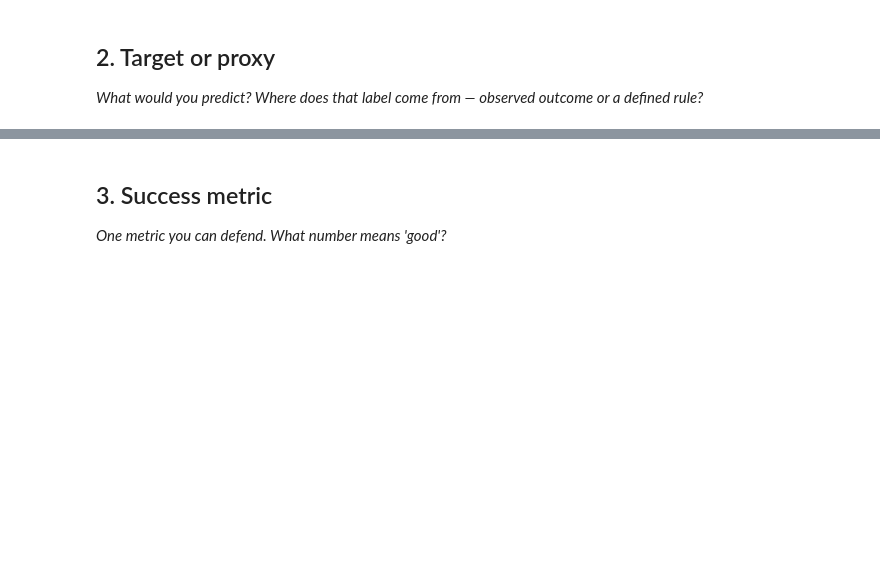
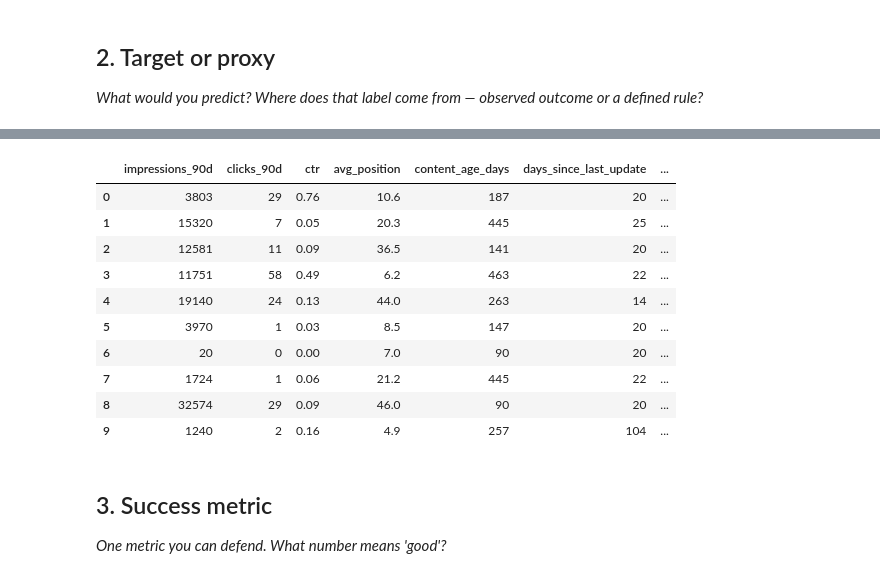
Before and after one commit to 24f2001824/ml-flyrank, a Jupyter notebook: work/notebooks/w02_ml_task_framing.ipynb, the cells around one changed output, grey strips where cells are left out. Cells and saved outputs as stored; diff of their text form; code cells hidden in the pictures; blank space fills up the shorter version.

```diff
--- a/work/notebooks/w02_ml_task_framing.ipynb
+++ b/work/notebooks/w02_ml_task_framing.ipynb
@@ -13,3 +25,12 @@ This skeleton is yours to fill. Work the sections **in order** — each one has
 # %%
 # This cell is for CODE (numbers, a query, a check).
 # Write your text answer in the cell ABOVE this one — typing sentences here breaks Run All.
+import pandas as pd
+
+df = pd.read_csv(
+    "/content/flyrank-ml-internship-starter/data/raw/content_refresh_anonymized.csv"
+)
+
+print("Dataset shape:", df.shape)
+print("Unit of analysis: one webpage/content page")
+print("Task type: Ranking")
@@ -20,6 +55,29 @@ This skeleton is yours to fill. Work the sections **in order** — each one has
 # %%
 # This cell is for CODE (numbers, a query, a check).
 # Write your text answer in the cell ABOVE this one — typing sentences here breaks Run All.
+priority_signals = [
+    "impressions_90d",
+    "clicks_90d",
+    "ctr",
+    "avg_position",
+    "content_age_days",
+    "days_since_last_update",
+    "trend_direction"
+]
+
+display(df[priority_signals].head(10))
+# %% [output]
+|  | impressions_90d | clicks_90d | ctr | avg_position | content_age_days | days_since_last_update | ... |
+| 0 | 3803 | 29 | 0.76 | 10.6 | 187 | 20 | ... |
+| 1 | 15320 | 7 | 0.05 | 20.3 | 445 | 25 | ... |
+| 2 | 12581 | 11 | 0.09 | 36.5 | 141 | 20 | ... |
+| 3 | 11751 | 58 | 0.49 | 6.2 | 463 | 22 | ... |
+| 4 | 19140 | 24 | 0.13 | 44.0 | 263 | 14 | ... |
+| 5 | 3970 | 1 | 0.03 | 8.5 | 147 | 20 | ... |
+| 6 | 20 | 0 | 0.00 | 7.0 | 90 | 20 | ... |
+| 7 | 1724 | 1 | 0.06 | 21.2 | 445 | 22 | ... |
+| 8 | 32574 | 29 | 0.09 | 46.0 | 90 | 20 | ... |
+| 9 | 1240 | 2 | 0.16 | 4.9 | 257 | 104 | ... |
 # %% [markdown]
 ## 3. Success metric
 
```
Also changed, not shown: parts of 10 cells of this notebook.
